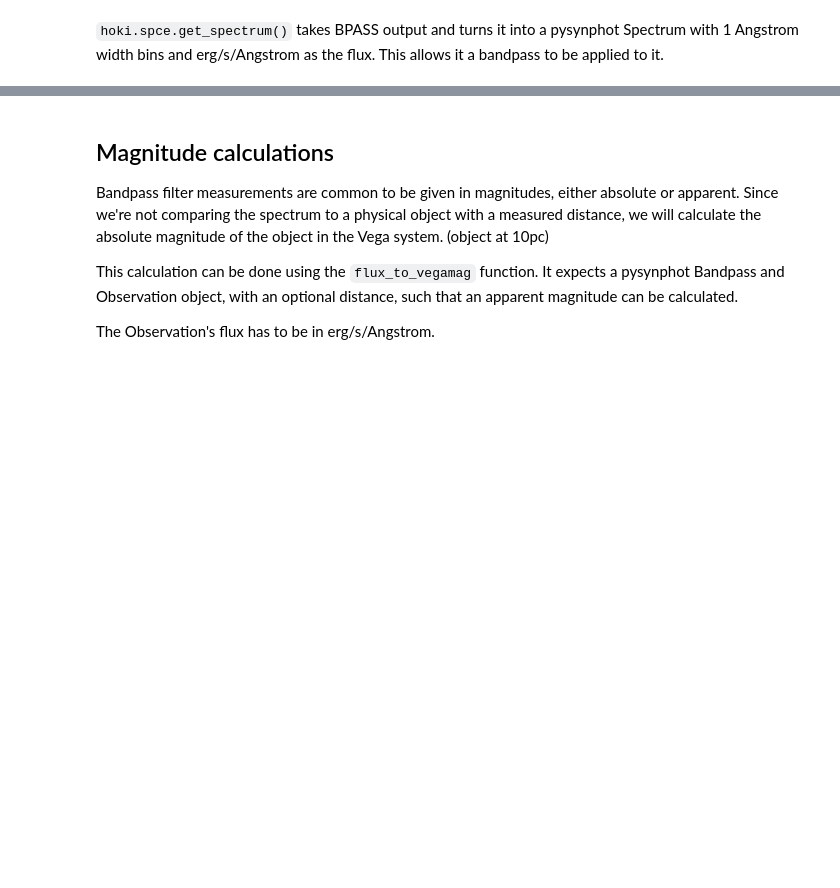
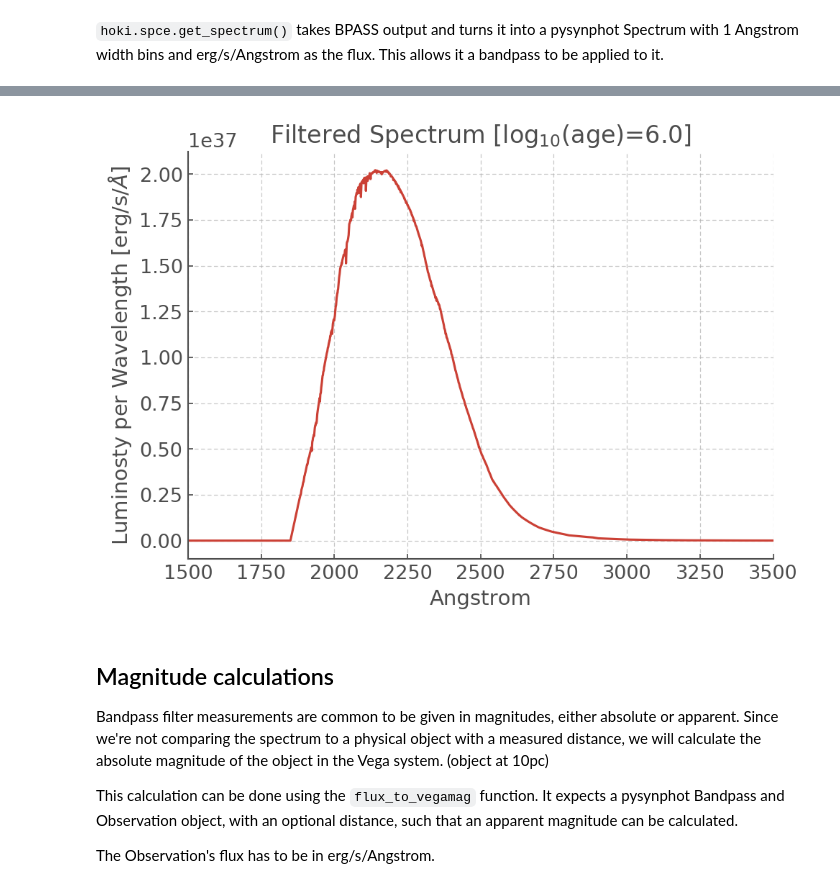
Before and after one commit to HeloiseS/hoki_tutorials, a Jupyter notebook: Spectra.ipynb, the cells around one changed output, grey strips where cells are left out. Drawn from its saved outputs; the diff is of its cells as text; code cells hidden in the pictures; blank space fills up the shorter version.

```diff
--- a/Spectra.ipynb
+++ b/Spectra.ipynb
@@ -381,11 +385,13 @@ plt.show()
 obs = hoki.spec.apply_bandpass(sp, bp)
 # %%
 plt.plot(obs.wave,obs.flux)
-plt.title("Filtered BPASS Spectrum [log_{10}(age)=6.0]")
+plt.title("Filtered Spectrum [log$_{10}$(age)=6.0]")
 plt.xlabel("Angstrom")
 plt.ylabel("Luminosty per Wavelength [erg/s/$\AA$]")
-plt.xlim(100,3000)
+plt.xlim(1500,3500)
 plt.show()
+# %% [output]
+[figure, added]
 # %% [markdown]
 ## Magnitude calculations
 
```
Also changed, not shown: parts of 7 cells of this notebook.
